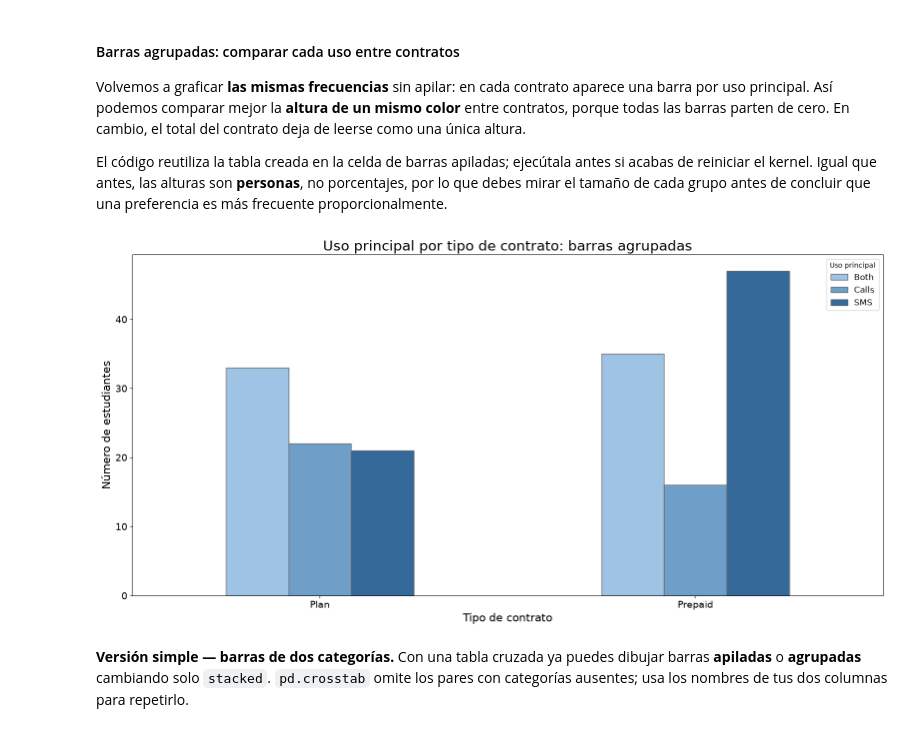
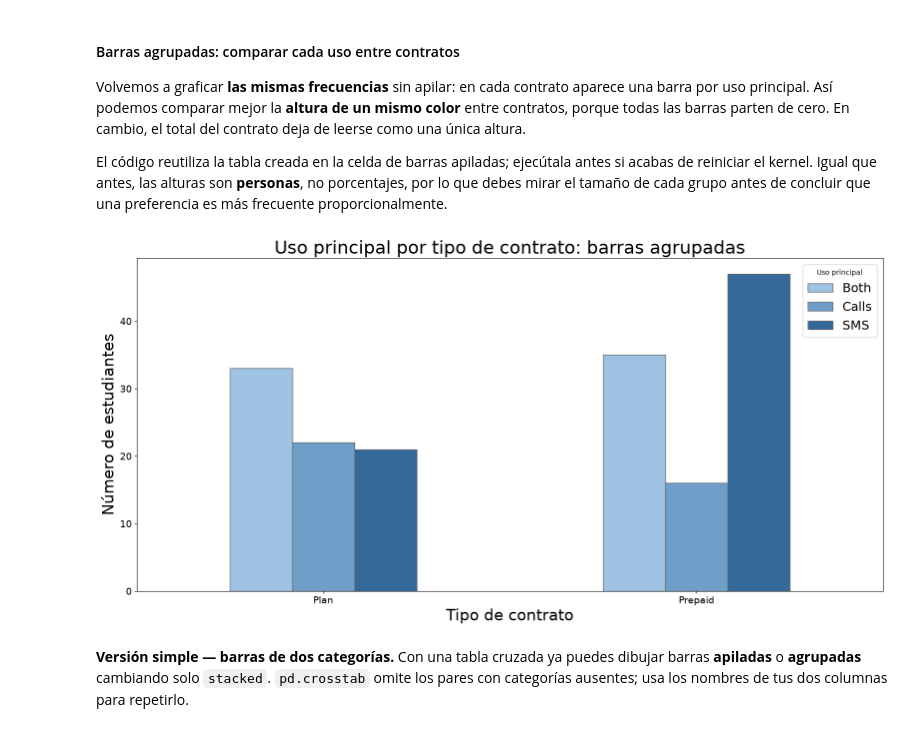
Before and after one commit to guiruha/LaSalle_Estadistica, a Jupyter notebook: sesiones/sesion1/s1.ipynb, the cells around one changed output. Cells and saved outputs as stored; diff of their text form; code cells hidden in the pictures.

```diff
--- a/sesiones/sesion1/s1.ipynb
+++ b/sesiones/sesion1/s1.ipynb
@@ -1745,18 +2100,27 @@ Volvemos a graficar **las mismas frecuencias** sin apilar: en cada contrato apar
 
 El código reutiliza la tabla creada en la celda de barras apiladas; ejecútala antes si acabas de reiniciar el kernel. Igual que antes, las alturas son **personas**, no porcentajes, por lo que debes mirar el tamaño de cada grupo antes de concluir que una preferencia es más frecuente proporcionalmente.
 # %%
+# Prepara una figura diferente para comparar barras sin apilar.
 fig, ax = plt.subplots(figsize=(16, 8))
+# Transpone la tabla y coloca una barra por uso al lado de las otras de su contrato.
 _ = tabla_uso_plan.T.plot.bar(stacked=False, ax=ax, color=['#9fc3e4', '#6f9fc8', '#34699a'],
                               edgecolor='#666666', rot=0)
-_ = ax.set_title('Uso principal por tipo de contrato: barras agrupadas', fontsize=20)
-_ = ax.set_xlabel('Tipo de contrato', fontsize=16)
-_ = ax.set_ylabel('Número de estudiantes', fontsize=16)
+# Aclara en el título que las barras están agrupadas.
+_ = ax.set_title('Uso principal por tipo de contrato: barras agrupadas', fontsize=26)
+# Nombra el eje de los tipos de contrato.
+_ = ax.set_xlabel('Tipo de contrato', fontsize=22)
+# Nombra el eje de los recuentos de estudiantes.
+_ = ax.set_ylabel('Número de estudiantes', fontsize=22)
+# Ajusta el tamaño de las etiquetas de los ejes.
 ax.tick_params(labelsize=14)
-_ = ax.legend(title='Uso principal', fontsize=12)
+# Añade una leyenda para reconocer cada uso.
+_ = ax.legend(title='Uso principal', fontsize=18)
+# Evita que se recorten las etiquetas.
 fig.tight_layout()
+# Muestra las barras agrupadas.
 plt.show()
 # %% [output]
-[figure, old version]
+[figure, new version]
 # %% [markdown]
 **Versión simple — barras de dos categorías.** Con una tabla cruzada ya puedes dibujar barras **apiladas** o **agrupadas** cambiando solo `stacked`. `pd.crosstab` omite los pares con categorías ausentes; usa los nombres de tus dos columnas para repetirlo.
 # %%
```
Also changed, not shown: parts of 114 cells of this notebook, 1 other file.
